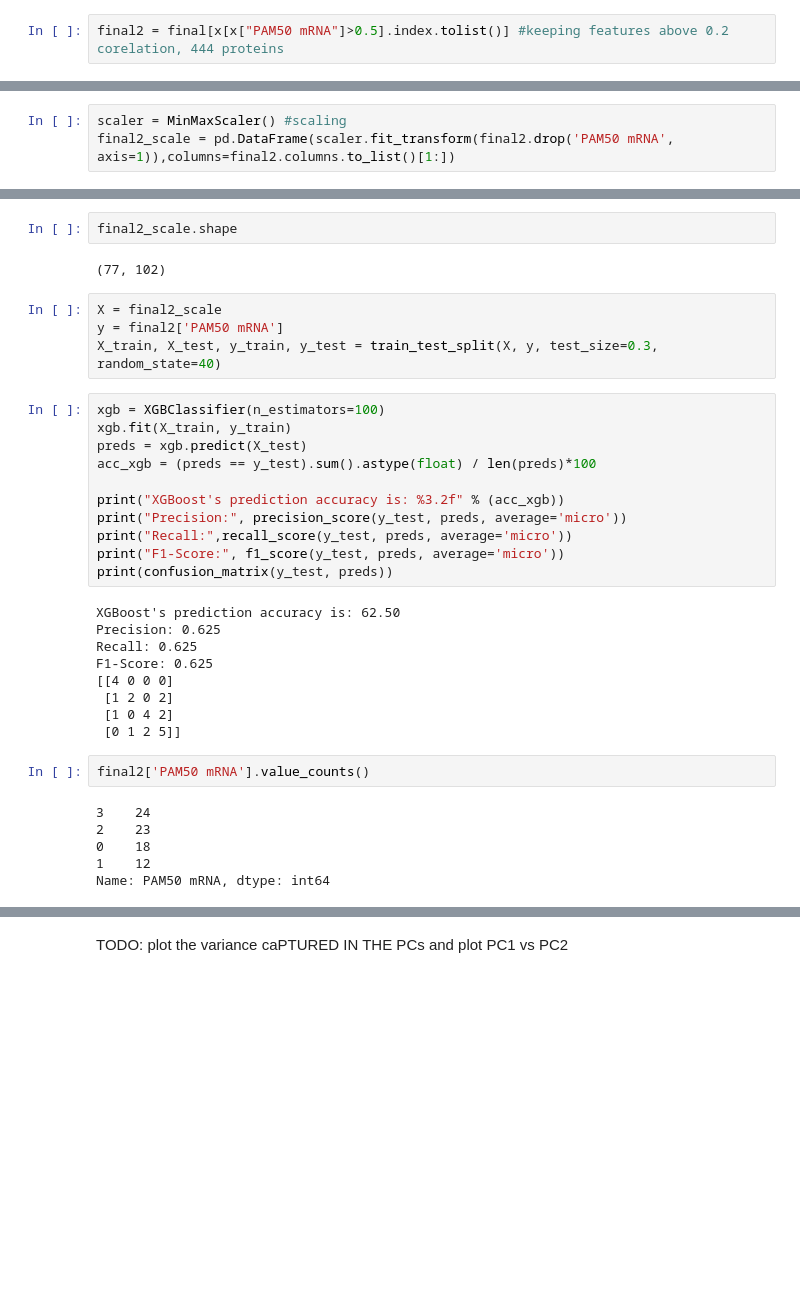
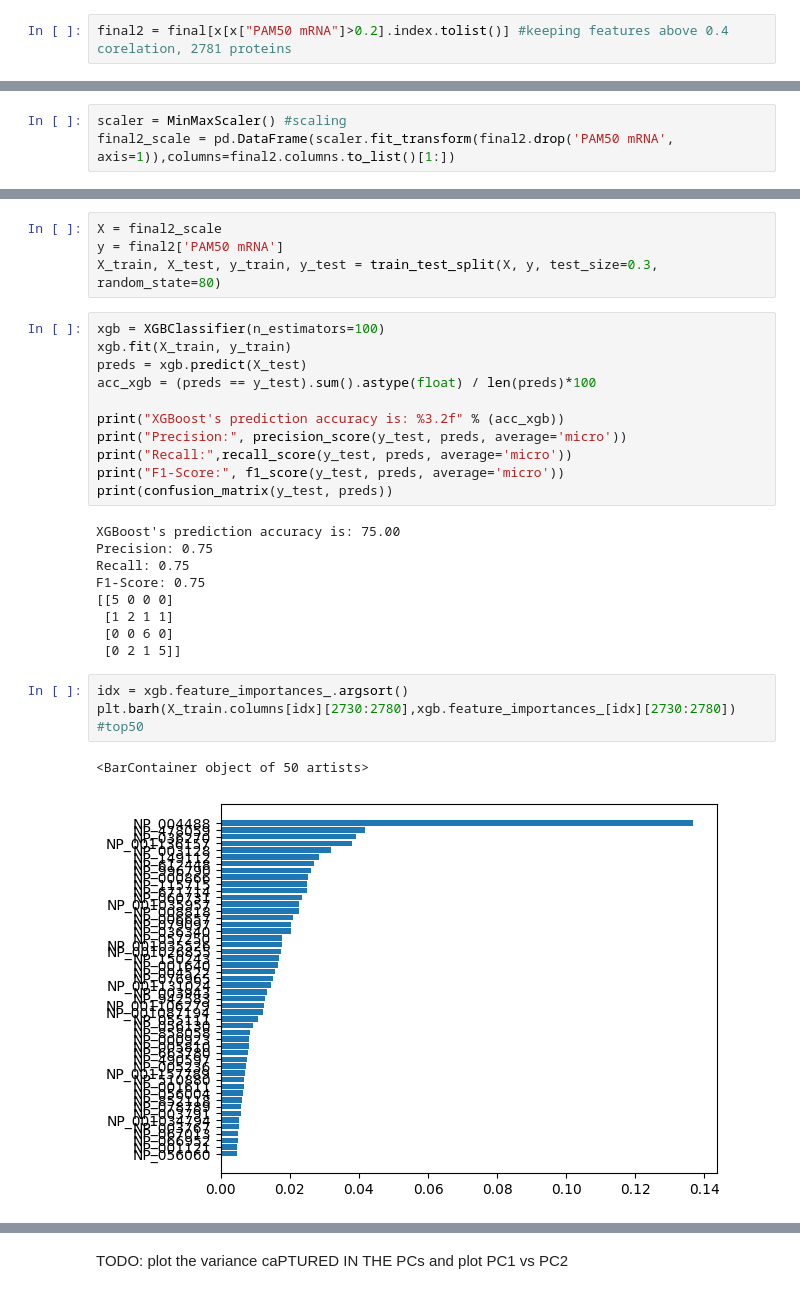
Before and after one commit to SHASANKsp/IDA-BRCA, a Jupyter notebook: proteome/PAM50 mRNA_Tumor-stage.ipynb, the cells around one changed output, grey strips where cells are left out. Drawn from its saved outputs; the diff is of its cells as text; blank space fills up the shorter version.

```diff
--- a/proteome/PAM50 mRNA_Tumor-stage.ipynb
+++ b/proteome/PAM50 mRNA_Tumor-stage.ipynb
@@ -45,2 +46,2 @@ len(x[x["PAM50 mRNA"]>0.4].index.tolist())
 # %%
-final2 = final[x[x["PAM50 mRNA"]>0.5].index.tolist()] #keeping features above 0.2 corelation, 444 proteins
+final2 = final[x[x["PAM50 mRNA"]>0.2].index.tolist()] #keeping features above 0.4 corelation, 2781 proteins
@@ -55,11 +55,7 @@ plt.plot(final2_scale.var())
-# %%
-final2_scale.shape
-# %% [output]
-(77, 102)
 # %%
 X = final2_scale
 y = final2['PAM50 mRNA']
-X_train, X_test, y_train, y_test = train_test_split(X, y, test_size=0.3, random_state=40)
+X_train, X_test, y_train, y_test = train_test_split(X, y, test_size=0.3, random_state=80)
 # %%
 xgb = XGBClassifier(n_estimators=100)
 xgb.fit(X_train, y_train)
@@ -72,19 +68,17 @@ print("Recall:",recall_score(y_test, preds, average='micro'))
 print("F1-Score:", f1_score(y_test, preds, average='micro'))
 print(confusion_matrix(y_test, preds))
 # %% [output]
-XGBoost's prediction accuracy is: 62.50
-Precision: 0.625
-Recall: 0.625
-F1-Score: 0.625
-[[4 0 0 0]
- [1 2 0 2]
- [1 0 4 2]
- [0 1 2 5]]
+XGBoost's prediction accuracy is: 75.00
+Precision: 0.75
+Recall: 0.75
+F1-Score: 0.75
+[[5 0 0 0]
+ [1 2 1 1]
+ [0 0 6 0]
+ [0 2 1 5]]
-# %%
-final2['PAM50 mRNA'].value_counts()
-# %% [output]
-3    24
-2    23
-0    18
-1    12
-Name: PAM50 mRNA, dtype: int64
+# %%
+idx = xgb.feature_importances_.argsort()
+plt.barh(X_train.columns[idx][2730:2780],xgb.feature_importances_[idx][2730:2780]) #top50
+# %% [output]
+<BarContainer object of 50 artists>
+[figure, added]
```
Also changed, not shown: parts of 16 cells of this notebook, 2 other files.
